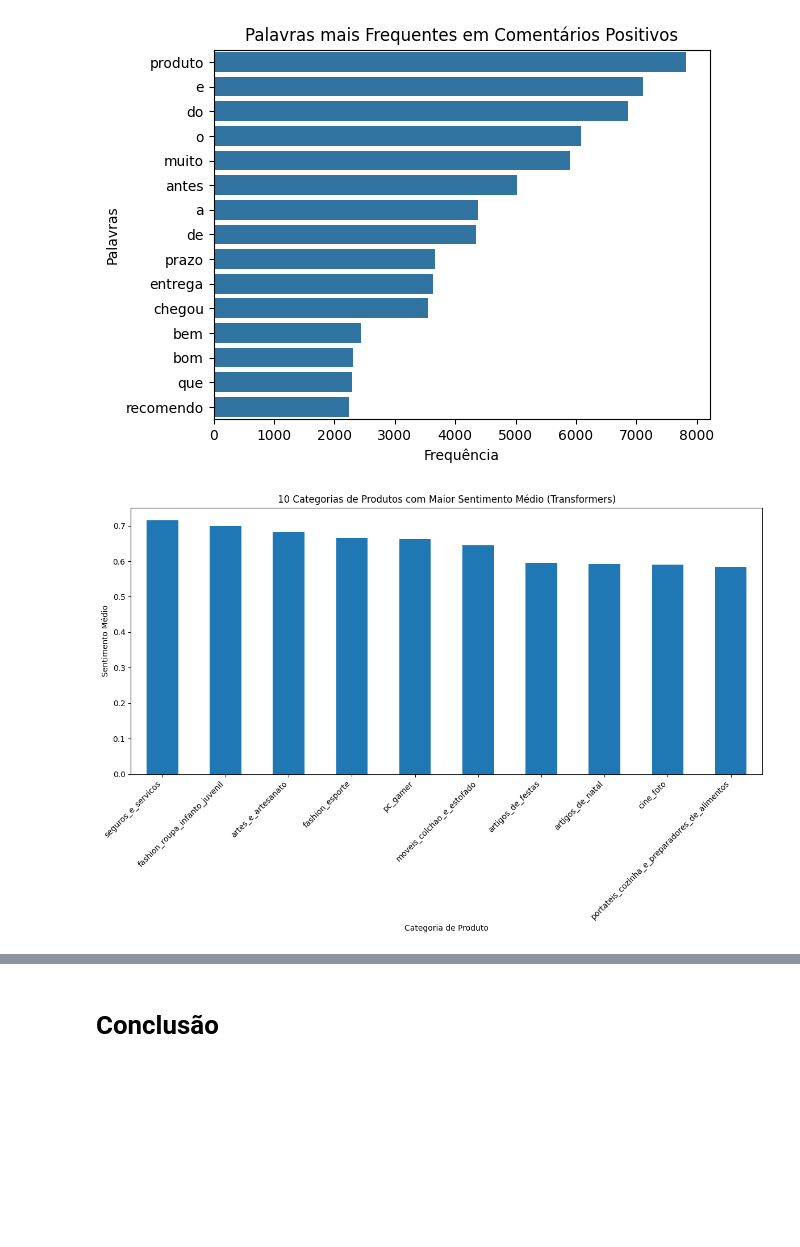
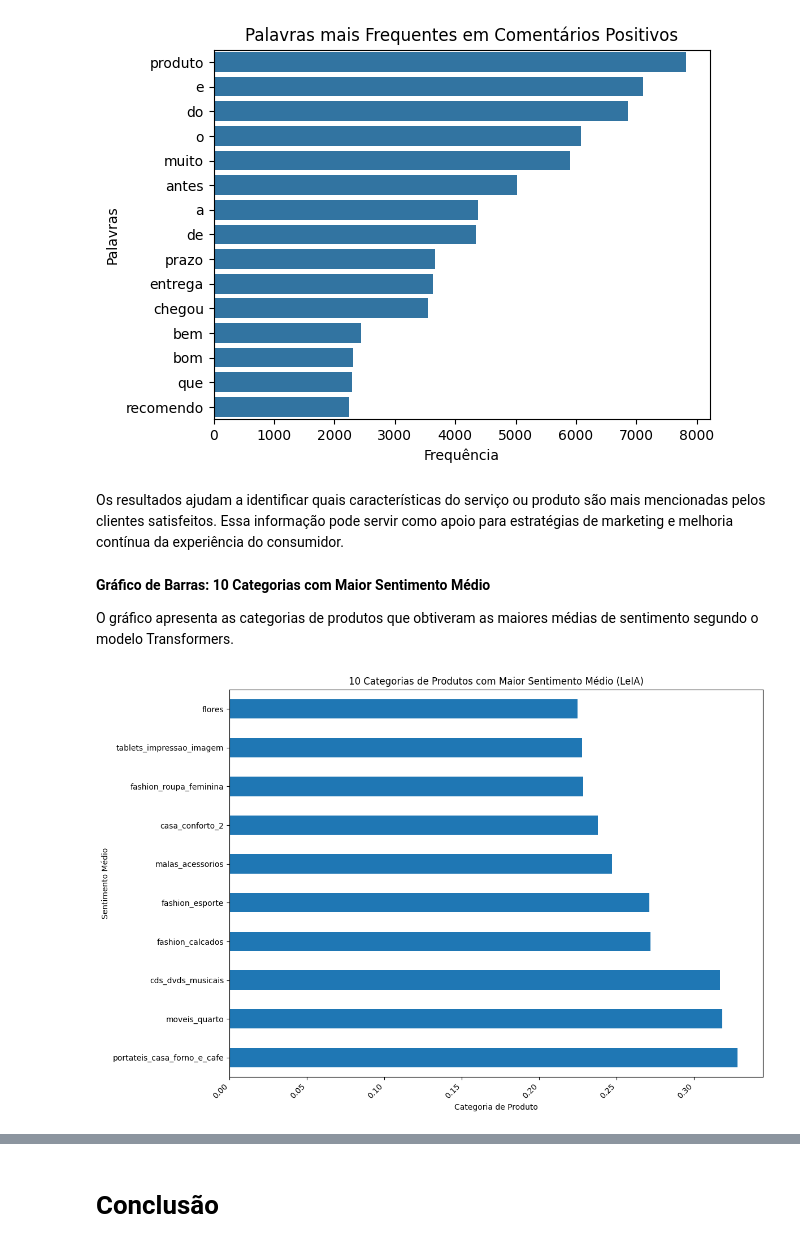
Before and after one commit to EnzoRibeiroDaSilva/Projeto_Integrador_Analise_de_Sentimento, a Jupyter notebook: Projeto_Estruturado.ipynb, the cells around one changed output, grey strips where cells are left out. Cells and saved outputs as stored; diff of their text form; code cells hidden in the pictures; blank space fills up the shorter version.

Commit message:
Finalização do arquivo ipynb
- Conclusão
- Alteração final dos gráficos
- Legendas
- Discussões

```diff
--- a/Projeto_Estruturado.ipynb
+++ b/Projeto_Estruturado.ipynb
@@ -866,13 +893,16 @@ plt.show()
 # %%
-mapa_transformer = {
-    '1 star': 'Muito Negativo',
-    '2 stars': 'Negativo',
-    '3 stars': 'Neutro',
-    '4 stars': 'Positivo',
-    '5 stars': 'Muito Positivo'
+mapa_notas = {
+    1: 'Muito Negativo',
+    2: 'Negativo',
+    3: 'Neutro',
+    4: 'Positivo',
+    5: 'Muito Positivo'
 }
 
-df_completo['classificacao_transformer'] = (
-    df_completo['classificacao_transformer']
-    .map(mapa_transformer)
+notas_classificadas = (
+    df_completo['review_score']
+    .map(mapa_notas)
+    .value_counts()
 )
+
+ordem = ['Muito Negativo', 'Negativo', 'Neutro', 'Positivo', 'Muito Positivo']
@@ -1058,26 +1127,32 @@ plt.ylabel('Palavras')
 # %% [output]
 Text(0, 0.5, 'Palavras')
 [figure]
+# %% [markdown]
+Os resultados ajudam a identificar quais características do serviço ou produto são mais mencionadas pelos clientes satisfeitos. Essa informação pode servir como apoio para estratégias de marketing e melhoria contínua da experiência do consumidor.
+# %% [markdown]
+**Gráfico de Barras: 10 Categorias com Maior Sentimento Médio**
+
+O gráfico apresenta as categorias de produtos que obtiveram as maiores médias de sentimento segundo o modelo Transformers.
 # %%
 categoria = (
     df_completo
     .groupby('product_category_name')
-    ['pontuacao_transformer']
+    ['pontuacao_leia']
     .mean()
     .sort_values(ascending=False)
     .head(10)
 )
 
 categoria.plot(
-    kind='bar',
+    kind='barh',
     figsize=(12,8)
 )
 
-plt.title('10 Categorias de Produtos com Maior Sentimento Médio (Transformers)')
+plt.title('10 Categorias de Produtos com Maior Sentimento Médio (LeIA)')
 plt.xlabel('Categoria de Produto')
 plt.ylabel('Sentimento Médio')
 plt.xticks(rotation=45, ha='right')
 plt.tight_layout()
 plt.show()
 # %% [output]
-[figure, old version]
+[figure, new version]
```
Also changed, not shown: parts of 28 cells of this notebook, 1 other file.
